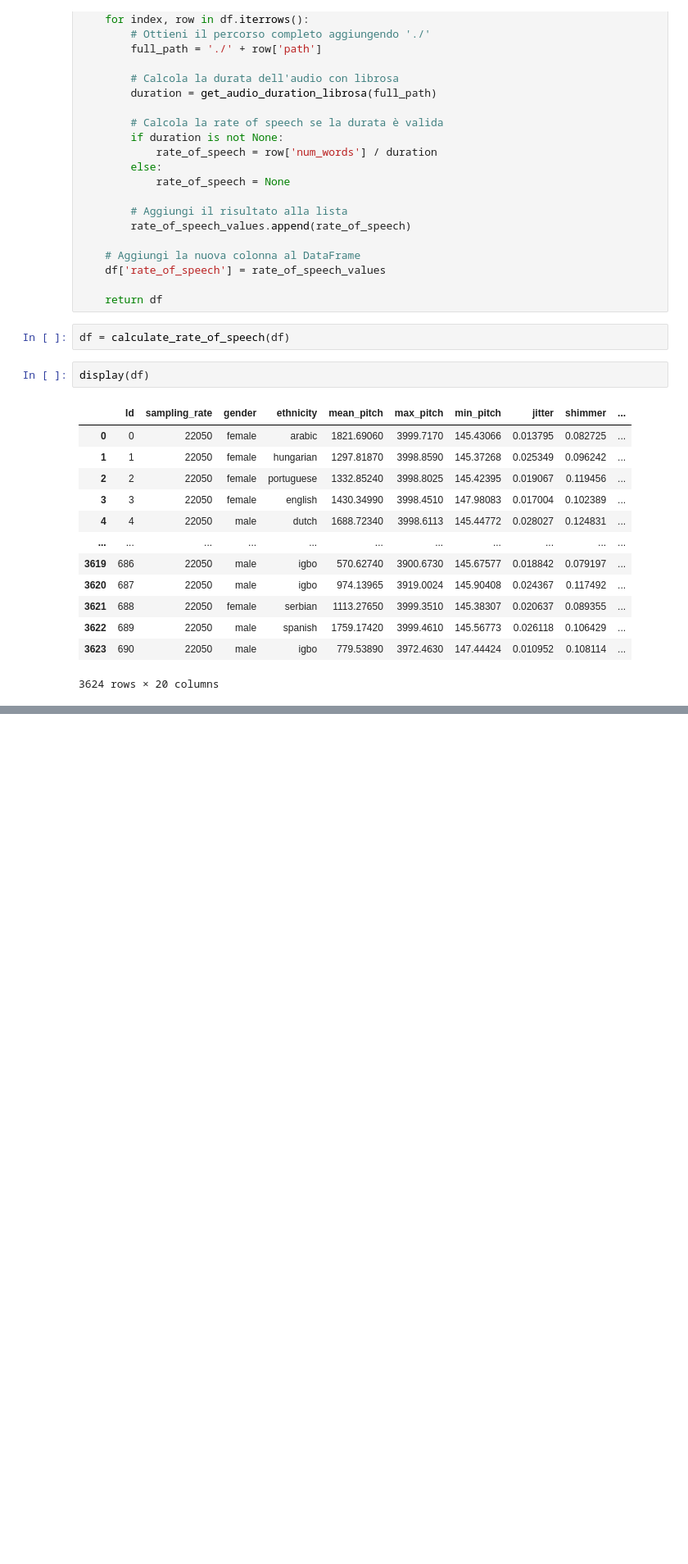
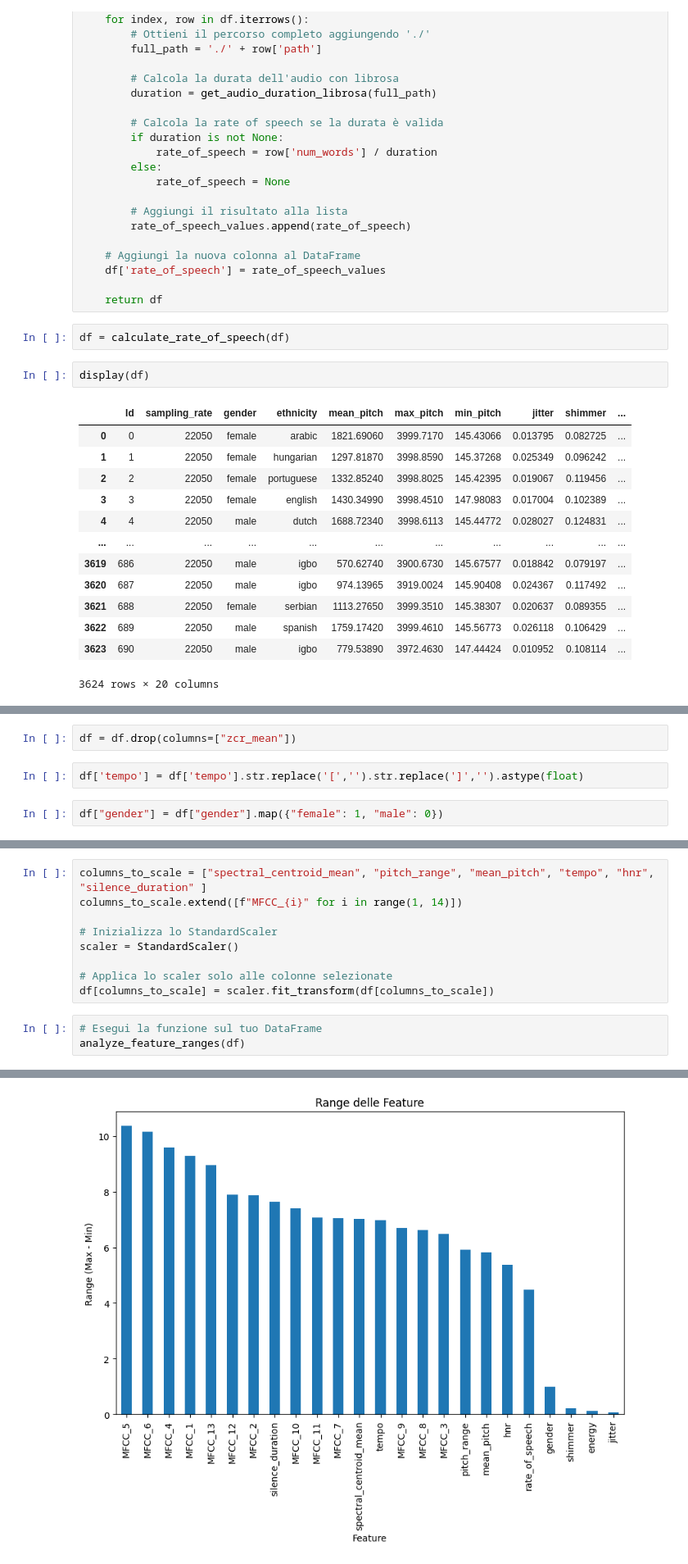
Before and after one commit to CarlaFinocchiaro/Age-Estimation, a Jupyter notebook: progetto.ipynb, the cells around one changed output, grey strips where cells are left out. Shown at 82% size. Drawn from its saved outputs; the diff is of its cells as text; blank space fills up the shorter version.

```diff
--- a/progetto.ipynb
+++ b/progetto.ipynb
@@ -259,0 +302,6 @@ display(df)
+# %%
+df = df.drop(columns=["zcr_mean"])
+# %%
+df['tempo'] = df['tempo'].str.replace('[','').str.replace(']','').astype(float)
+# %%
+df["gender"] = df["gender"].map({"female": 1, "male": 0})
@@ -259,0 +344,13 @@ display(df)
+# %%
+columns_to_scale = ["spectral_centroid_mean", "pitch_range", "mean_pitch", "tempo", "hnr", "silence_duration" ]
+columns_to_scale.extend([f"MFCC_{i}" for i in range(1, 14)])
+
+# Inizializza lo StandardScaler
+scaler = StandardScaler()
+
+# Applica lo scaler solo alle colonne selezionate
+df[columns_to_scale] = scaler.fit_transform(df[columns_to_scale])
+# %%
+# Esegui la funzione sul tuo DataFrame
+analyze_feature_ranges(df)
+# %% [output]
@@ -259,0 +374 @@ display(df)
+[figure, added]
```
Also changed, not shown: parts of 22 cells of this notebook.
